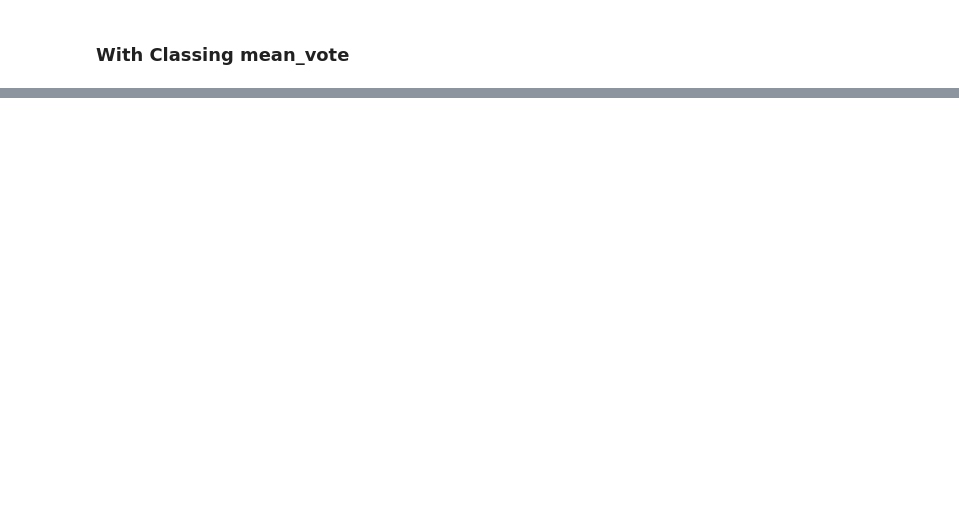
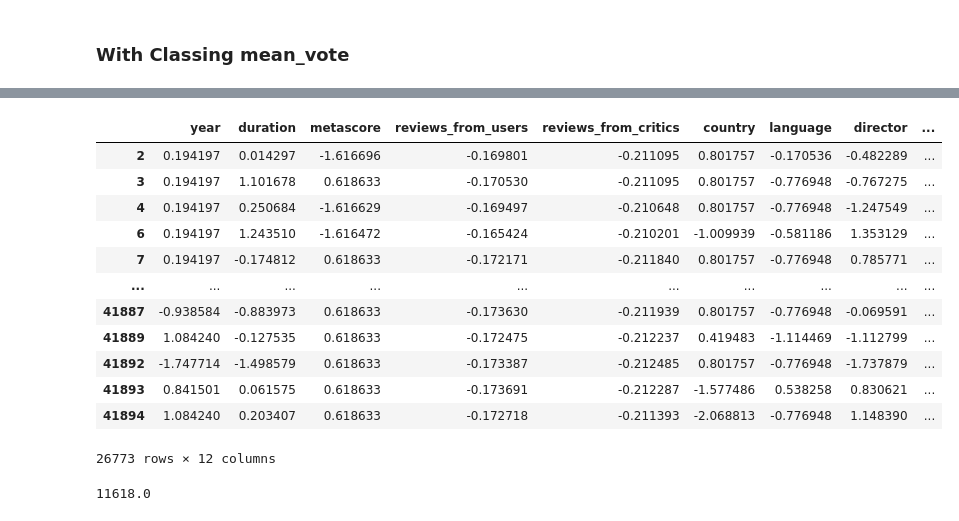
Before and after one commit to mheidari98/Movie-Recommender-Systems, a Jupyter notebook: Keras.ipynb, the cells around one changed output, grey strips where cells are left out. Saved outputs shown, nothing was run; the diff lists cells and outputs as text; code cells hidden in the pictures; blank space fills up the shorter version.

```diff
--- a/Keras.ipynb
+++ b/Keras.ipynb
@@ -185,8 +199,8 @@ RMSE: 0.8834188825610232
 ### With Classing mean_vote
 # %%
 newdata['mean_vote_class'] = 0
-newdata['mean_vote_class'][newdata['mean_vote']>3.5] = 1
-newdata['mean_vote_class'][newdata['mean_vote']<=3.5] = 0
+newdata['mean_vote_class'][newdata['mean_vote']>=7] = 1
+newdata['mean_vote_class'][newdata['mean_vote']<7] = 0
 # %% [output]
 A value is trying to be set on a copy of a slice from a DataFrame.
 Try using .loc[row_indexer,col_indexer] = value instead
@@ -286,0 +329,20 @@ ValueError: in user code:
+# %%
+newdata[newdata['mean_vote_class']==0]
+# %% [output]
+|  | year | duration | metascore | reviews_from_users | reviews_from_critics | country | language | director | ... |
+| 2 | 0.194197 | 0.014297 | -1.616696 | -0.169801 | -0.211095 | 0.801757 | -0.170536 | -0.482289 | ... |
+| 3 | 0.194197 | 1.101678 | 0.618633 | -0.170530 | -0.211095 | 0.801757 | -0.776948 | -0.767275 | ... |
+| 4 | 0.194197 | 0.250684 | -1.616629 | -0.169497 | -0.210648 | 0.801757 | -0.776948 | -1.247549 | ... |
+| 6 | 0.194197 | 1.243510 | -1.616472 | -0.165424 | -0.210201 | -1.009939 | -0.581186 | 1.353129 | ... |
+| 7 | 0.194197 | -0.174812 | 0.618633 | -0.172171 | -0.211840 | 0.801757 | -0.776948 | 0.785771 | ... |
+| ... | ... | ... | ... | ... | ... | ... | ... | ... | ... |
+| 41887 | -0.938584 | -0.883973 | 0.618633 | -0.173630 | -0.211939 | 0.801757 | -0.776948 | -0.069591 | ... |
+| 41889 | 1.084240 | -0.127535 | 0.618633 | -0.172475 | -0.212237 | 0.419483 | -1.114469 | -1.112799 | ... |
+| 41892 | -1.747714 | -1.498579 | 0.618633 | -0.173387 | -0.212485 | 0.801757 | -0.776948 | -1.737879 | ... |
+| 41893 | 0.841501 | 0.061575 | 0.618633 | -0.173691 | -0.212287 | -1.577486 | 0.538258 | 0.830621 | ... |
+| 41894 | 1.084240 | 0.203407 | 0.618633 | -0.172718 | -0.211393 | -2.068813 | -0.776948 | 1.148390 | ... |
+26773 rows × 12 columns
+# %%
+y_pred.sum()
+# %% [output]
+11618.0
```
Also changed, not shown: parts of 19 cells of this notebook.
